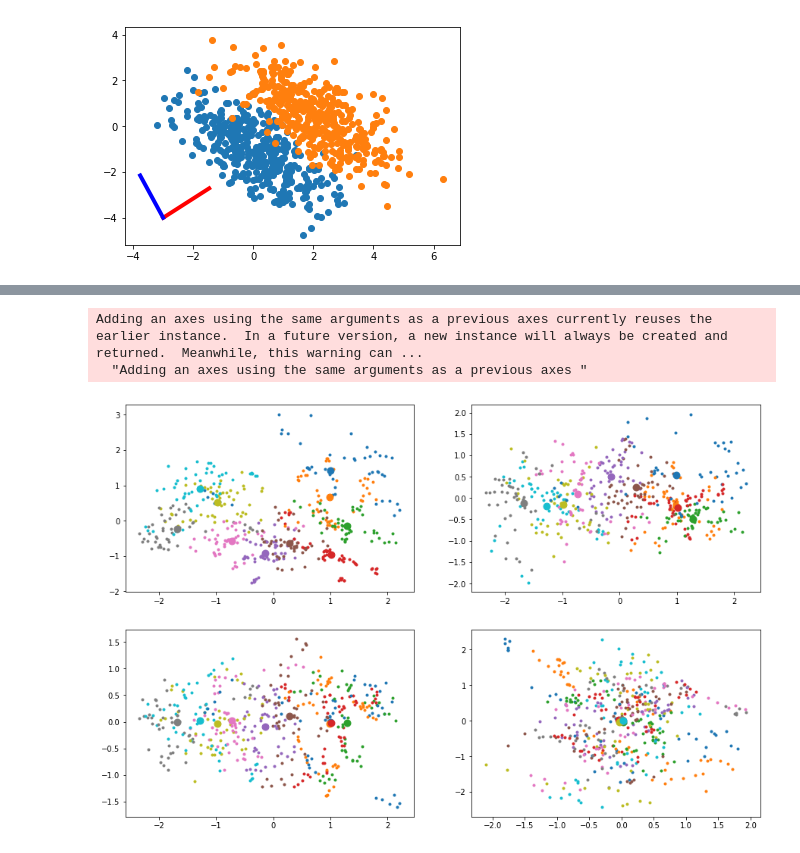
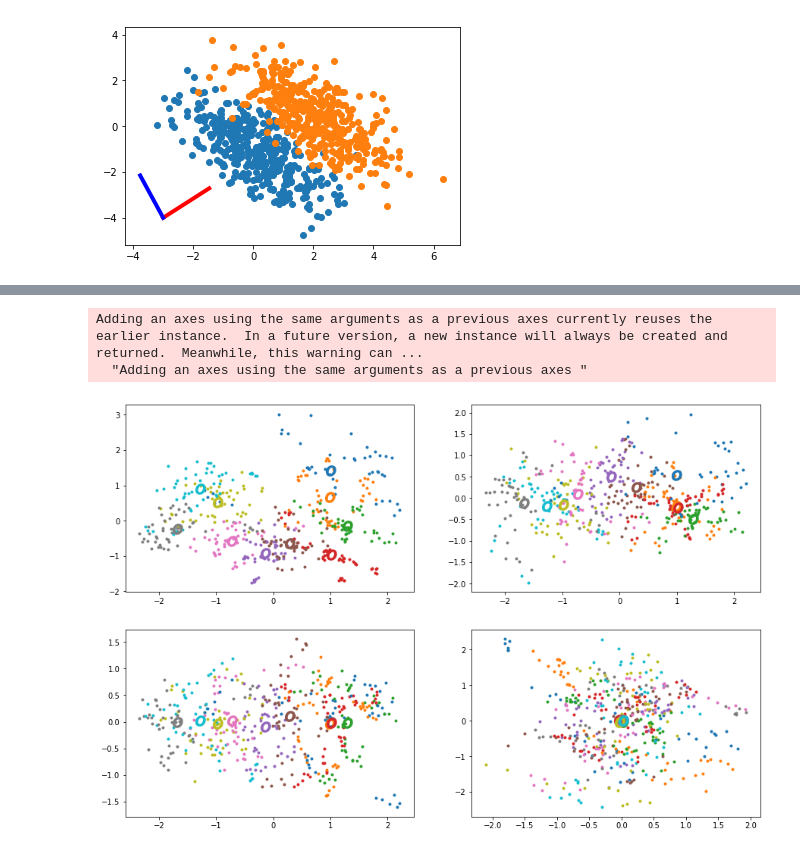
Before and after one commit to Ryuta339/ESL2_Chapter4, a Jupyter notebook: Fisher's LDA.ipynb, the cells around one changed output, grey strips where cells are left out. Cells and saved outputs as stored; diff of their text form; code cells hidden in the pictures.

```diff
--- a/Fisher's LDA.ipynb
+++ b/Fisher's LDA.ipynb
@@ -158,35 +154,35 @@ Adding an axes using the same arguments as a previous axes currently reuses the
 # %%
 # plots
 cmap = plt.get_cmap("tab10")
 fig = plt.figure (figsize=(15,10));
 
 
 for i in range (N):
     k = train_Y[i];
     if k<10:
         ax = fig.add_subplot(2, 2, 1)
         ax.scatter (reduced_X[0,i], reduced_X[1,i], color=cmap(k), marker='.')
         ax = fig.add_subplot(2, 2, 2)
         ax.scatter (reduced_X[0,i], reduced_X[2,i], color=cmap(k), marker='.')
         ax = fig.add_subplot(2, 2, 3)
         ax.scatter (reduced_X[0,i], reduced_X[7,i], color=cmap(k), marker='.')
         ax = fig.add_subplot(2, 2, 4)
         ax.scatter (reduced_X[8,i], reduced_X[9,i], color=cmap(k), marker='.')
 
 
 for k in range (K-1):
     ax = fig.add_subplot (2,2,1);
-    ax.scatter (reduced_mu [0,k], reduced_mu [1,k], color=cmap(k), marker='o', s=80, linewidths="2")
+    ax.scatter (reduced_mu [0,k], reduced_mu [1,k], color=cmap(k), marker='$O$', s=160, linewidths="2")
     ax = fig.add_subplot (2,2,2);
-    ax.scatter (reduced_mu [0,k], reduced_mu [2,k], color=cmap(k), marker='o', s=80, linewidths="2")
+    ax.scatter (reduced_mu [0,k], reduced_mu [2,k], color=cmap(k), marker='$O$', s=160, linewidths="2")
     ax = fig.add_subplot (2,2,3);
-    ax.scatter (reduced_mu [0,k], reduced_mu [7,k], color=cmap(k), marker='o', s=80, linewidths="2")
+    ax.scatter (reduced_mu [0,k], reduced_mu [7,k], color=cmap(k), marker='$O$', s=160, linewidths="2")
     ax = fig.add_subplot (2,2,4);
-    ax.scatter (reduced_mu [8,k], reduced_mu [9,k], color=cmap(k), marker='o', s=80, linewidths="2")
+    ax.scatter (reduced_mu [8,k], reduced_mu [9,k], color=cmap(k), marker='$O$', s=160, linewidths="2")
 
 
 plt.show ()
 # %% [output]
 Adding an axes using the same arguments as a previous axes currently reuses the earlier instance.  In a future version, a new instance will always be created and returned.  Meanwhile, this warning can ...
   "Adding an axes using the same arguments as a previous axes "
-[figure, old version]
+[figure, new version]
```
Also changed, not shown: parts of 4 cells of this notebook.
